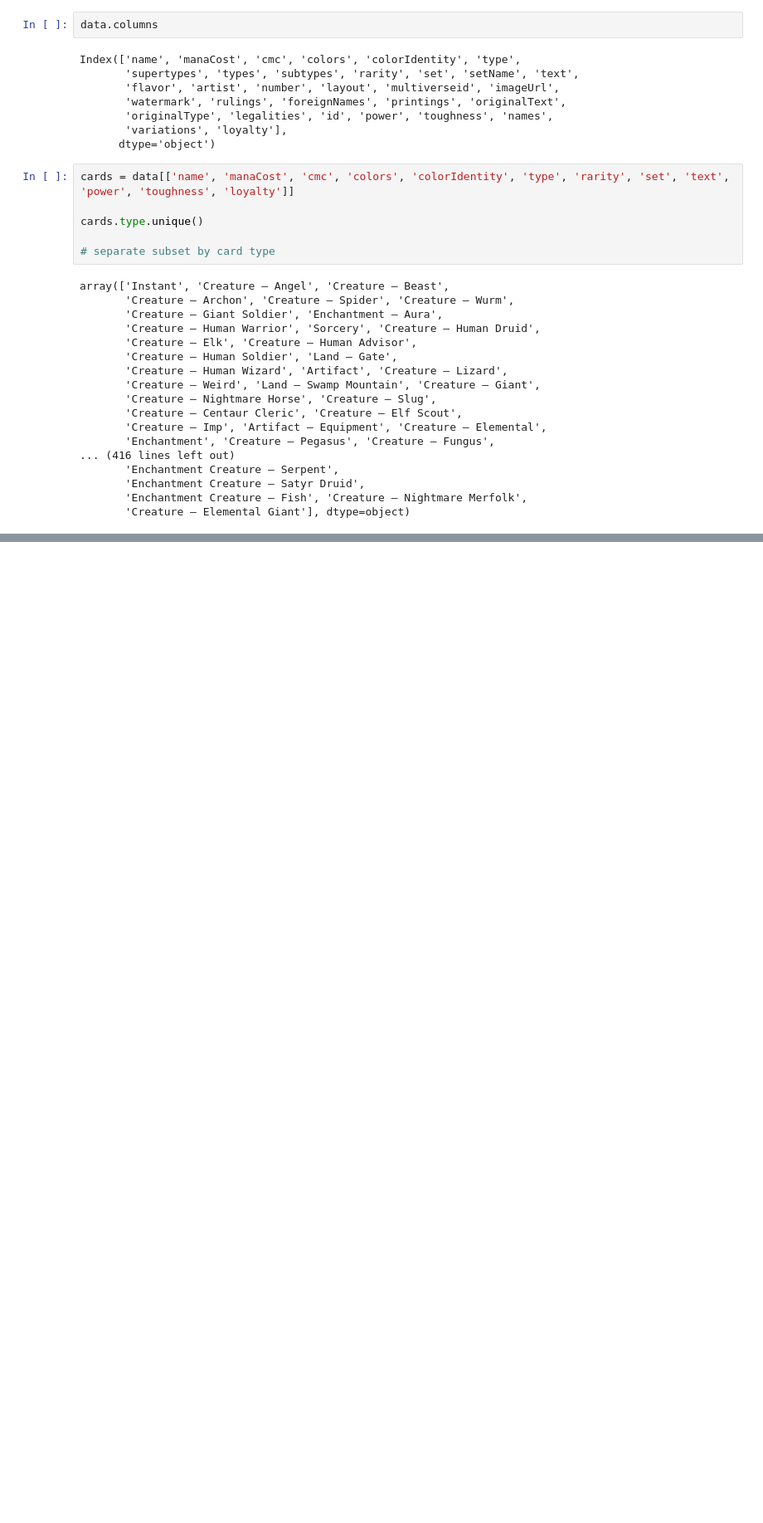
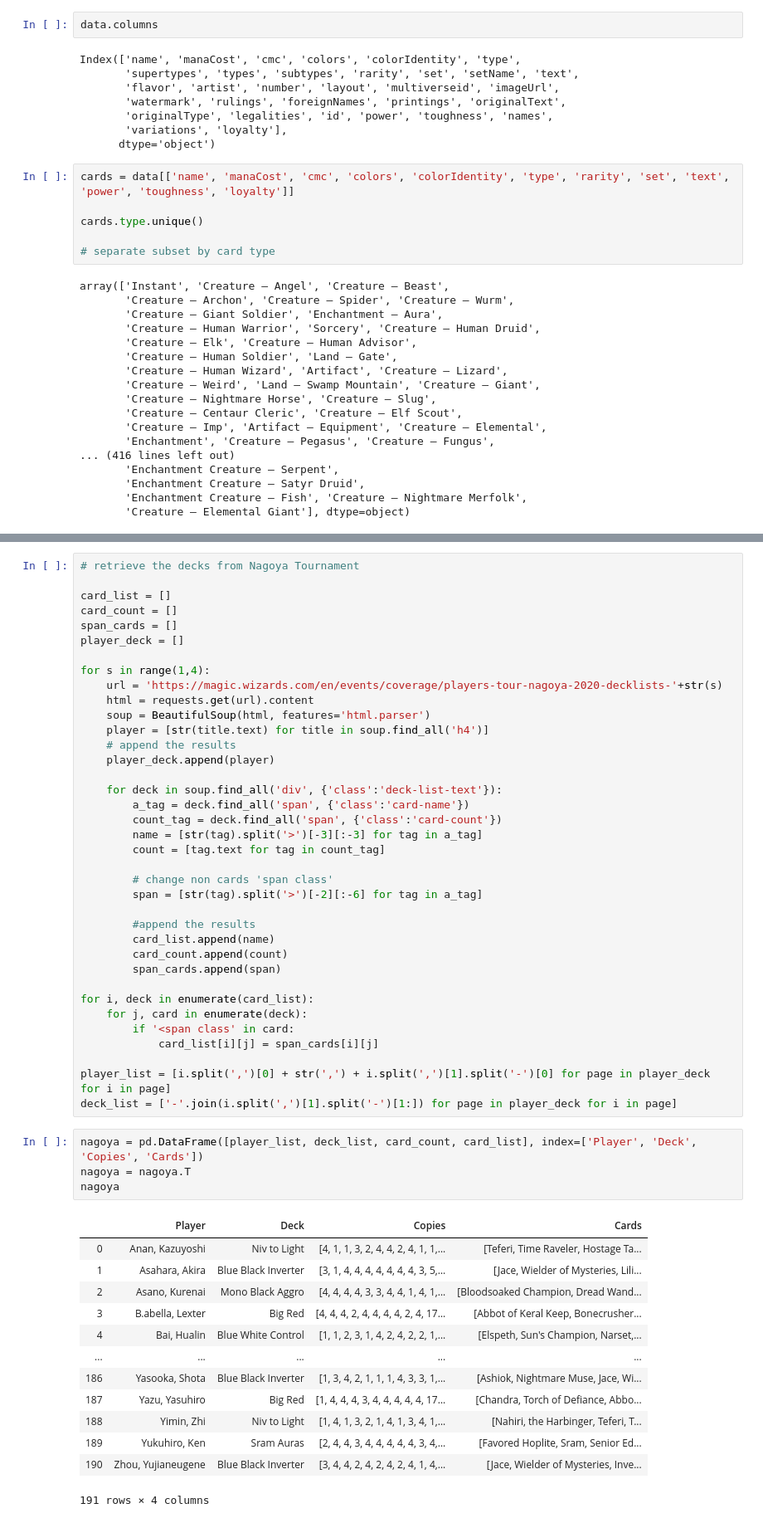
Before and after one commit to ta-datapt-bcn/project-web, a Jupyter notebook: project-API.ipynb, the cells around one changed output, grey strips where cells are left out. Shown at 83% size. Drawn from its saved outputs; the diff is of its cells as text; blank space fills up the shorter version.

```diff
--- a/project-API.ipynb
+++ b/project-API.ipynb
@@ -135,0 +259,55 @@ array(['Instant', 'Creature — Angel', 'Creature — Beast',
+# %%
+# retrieve the decks from Nagoya Tournament
+
+card_list = []
+card_count = []
+span_cards = []
+player_deck = []
+
+for s in range(1,4):
+    url = 'https://magic.wizards.com/en/events/coverage/players-tour-nagoya-2020-decklists-'+str(s)
+    html = requests.get(url).content
+    soup = BeautifulSoup(html, features='html.parser')
+    player = [str(title.text) for title in soup.find_all('h4')]
+    # append the results
+    player_deck.append(player)
+
+    for deck in soup.find_all('div', {'class':'deck-list-text'}):
+        a_tag = deck.find_all('span', {'class':'card-name'})
+        count_tag = deck.find_all('span', {'class':'card-count'})
+        name = [str(tag).split('>')[-3][:-3] for tag in a_tag]
+        count = [tag.text for tag in count_tag]
+
+        # change non cards 'span class'
+        span = [str(tag).split('>')[-2][:-6] for tag in a_tag]
+
+        #append the results
+        card_list.append(name)
+        card_count.append(count)
+        span_cards.append(span)
+
+for i, deck in enumerate(card_list):
+    for j, card in enumerate(deck):
+        if '<span class' in card:
+            card_list[i][j] = span_cards[i][j]
+
+player_list = [i.split(',')[0] + str(',') + i.split(',')[1].split('-')[0] for page in player_deck for i in page]
+deck_list = ['-'.join(i.split(',')[1].split('-')[1:]) for page in player_deck for i in page]
+# %%
+nagoya = pd.DataFrame([player_list, deck_list, card_count, card_list], index=['Player', 'Deck', 'Copies', 'Cards'])
+nagoya = nagoya.T
+nagoya
+# %% [output]
+|  | Player | Deck | Copies | Cards |
+| 0 | Anan, Kazuyoshi | Niv to Light | [4, 1, 1, 3, 2, 4, 4, 2, 4, 1, 1,... | [Teferi, Time Raveler, Hostage Ta... |
+| 1 | Asahara, Akira | Blue Black Inverter | [3, 1, 4, 4, 4, 4, 4, 4, 4, 3, 5,... | [Jace, Wielder of Mysteries, Lili... |
+| 2 | Asano, Kurenai | Mono Black Aggro | [4, 4, 4, 4, 3, 3, 4, 4, 1, 4, 1,... | [Bloodsoaked Champion, Dread Wand... |
+| 3 | B.abella, Lexter | Big Red | [4, 4, 4, 2, 4, 4, 4, 4, 2, 4, 17... | [Abbot of Keral Keep, Bonecrusher... |
+| 4 | Bai, Hualin | Blue White Control | [1, 1, 2, 3, 1, 4, 2, 4, 2, 2, 1,... | [Elspeth, Sun's Champion, Narset,... |
+| ... | ... | ... | ... | ... |
+| 186 | Yasooka, Shota | Blue Black Inverter | [1, 3, 4, 2, 1, 1, 1, 4, 3, 3, 1,... | [Ashiok, Nightmare Muse, Jace, Wi... |
+| 187 | Yazu, Yasuhiro | Big Red | [1, 4, 4, 4, 3, 4, 4, 4, 4, 4, 17... | [Chandra, Torch of Defiance, Abbo... |
+| 188 | Yimin, Zhi | Niv to Light | [1, 4, 1, 3, 2, 1, 4, 1, 3, 4, 1,... | [Nahiri, the Harbinger, Teferi, T... |
+| 189 | Yukuhiro, Ken | Sram Auras | [2, 4, 4, 3, 4, 4, 4, 4, 4, 3, 4,... | [Favored Hoplite, Sram, Senior Ed... |
+| 190 | Zhou, Yujianeugene | Blue Black Inverter | [3, 4, 4, 2, 4, 2, 4, 2, 4, 1, 4,... | [Jace, Wielder of Mysteries, Inve... |
+191 rows × 4 columns
```
Also changed, not shown: parts of 12 cells of this notebook.
